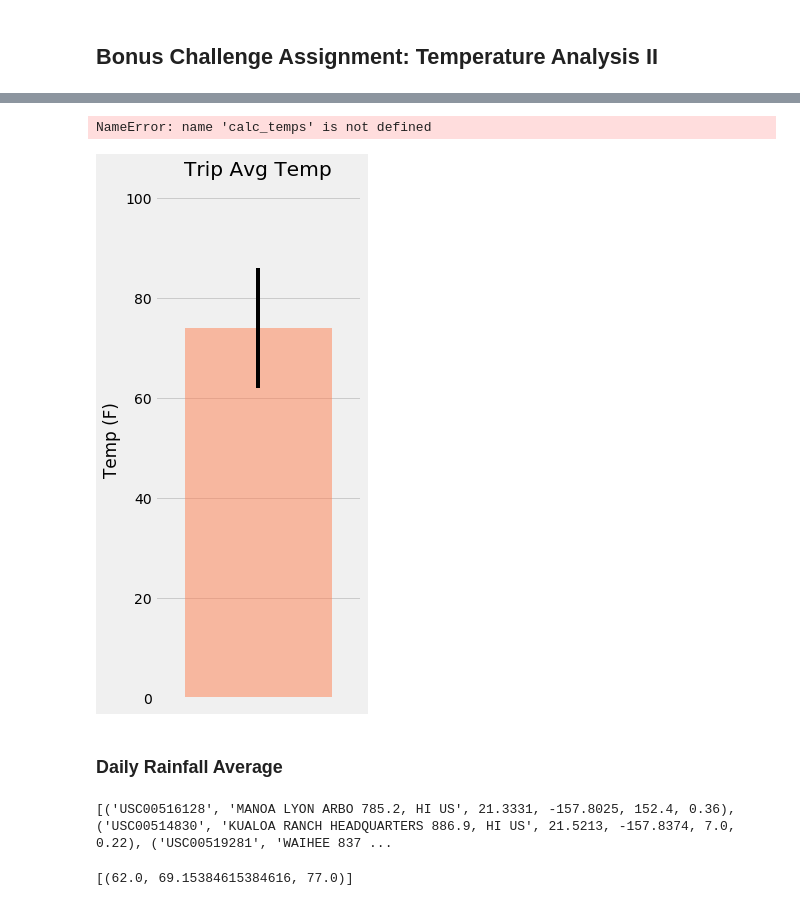
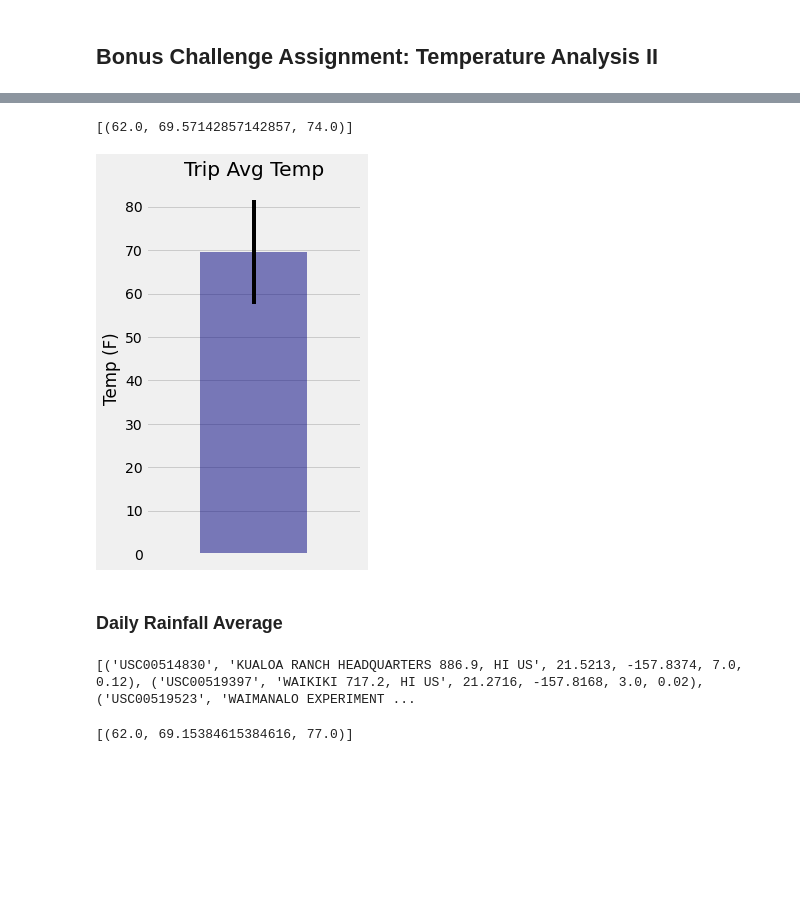
Before and after one commit to Jesskhunter/SQLAlchemy-Challenge, a Jupyter notebook: temp_analysis_bonus_2.ipynb, the cells around one changed output, grey strips where cells are left out. Cells and saved outputs as stored; diff of their text form; code cells hidden in the pictures; blank space fills up the shorter version.

```diff
--- a/temp_analysis_bonus_2.ipynb
+++ b/temp_analysis_bonus_2.ipynb
@@ -62,26 +62,26 @@ NameError: name 'session' is not defined
 # %%
-# Use the function `calc_temps` to calculate the tmin, tavg, and tmax
-# for a previous year in the data set
-temp_range = calc_temps('2012-02-28', '2012-03-05')
-temp_range
+# Use your previous function `calc_temps` to calculate the tmin, tavg, and tmax
+# for your trip using the previous year's data for those same dates.
+trip_data = calc_temps('2012-02-28', '2012-03-05')
+trip_data
 # %% [output]
-NameError: name 'calc_temps' is not defined
+[(62.0, 69.57142857142857, 74.0)]
 # %%
 # Plot the results from your previous query as a bar chart.
 # Use "Trip Avg Temp" as your Title
-# Use the average temperature for bar height (y value)
+# Use the average temperature for the y value
 # Use the peak-to-peak (tmax-tmin) value as the y error bar (yerr)
-fig, ax = plt.subplots(figsize=plt.figaspect(2.))
-xpos = 1
-yerr = tmax-tmin
+trip_df = pd.DataFrame(trip_data, columns=['tmin', 'tavg', 'tmax'])
 
-bar = ax.bar(xpos, tmax, yerr=yerr, alpha=0.5, color='coral', align="center")
-ax.set(xticks=range(xpos), xticklabels="a", title="Trip Avg Temp", ylabel="Temp (F)")
-ax.margins(.2, .2)
-# fig.autofmt_xdate()
-fig.tight_layout()
+trip_df.plot.bar(y='tavg', yerr=(trip_df['tmax'] - trip_df['tmin']), title='Trip Avg Temp', color='navy', alpha=0.5, figsize=(4,6))
+plt.xticks(np.arange(1, 1.0))
+plt.ylabel("Temp (F)")
+plt.tight_layout()
+plt.gca().legend_.remove()
+plt.savefig("Images/TripAvgTemp.png")
+plt.show()
 # %% [output]
-[figure, old version]
+[figure, new version]
 # %% [markdown]
 ### Daily Rainfall Average
 # %%
@@ -92,17 +92,22 @@ fig.tight_layout()
 start_date = '2017-08-01'
 end_date = '2017-08-07'
 
-sel = [Station.station, Station.name, Station.latitude,
-       Station.longitude, Station.elevation, func.sum(Measurement.prcp)]
+def precipitation(start_date, end_date):
+    select_column = [Measurement.station,
+               Station.name,
+               Station.latitude,
+               Station.longitude,
+               Station.elevation,
+               Measurement.prcp]
 
-results = session.query(*sel).\
+    return session.query(*select_column).\
     filter(Measurement.station == Station.station).\
     filter(Measurement.date >= start_date).\
     filter(Measurement.date <= end_date).\
-    group_by(Station.name).order_by(func.sum(Measurement.prcp).desc()).all()
-print(results)
+    group_by(Station.name).order_by(Measurement.prcp.desc()).all()
+print(precipitation(start_date, end_date))
 # %% [output]
-[('USC00516128', 'MANOA LYON ARBO 785.2, HI US', 21.3331, -157.8025, 152.4, 0.36), ('USC00514830', 'KUALOA RANCH HEADQUARTERS 886.9, HI US', 21.5213, -157.8374, 7.0, 0.22), ('USC00519281', 'WAIHEE 837 ...
+[('USC00514830', 'KUALOA RANCH HEADQUARTERS 886.9, HI US', 21.5213, -157.8374, 7.0, 0.12), ('USC00519397', 'WAIKIKI 717.2, HI US', 21.2716, -157.8168, 3.0, 0.02), ('USC00519523', 'WAIMANALO EXPERIMENT ...
 # %%
 # Use this function to calculate the daily normals
 # (i.e. the averages for tmin, tmax, and tavg for all historic data matching a specific month and day)
```
Also changed, not shown: parts of 1 cell of this notebook, 1 other file.
